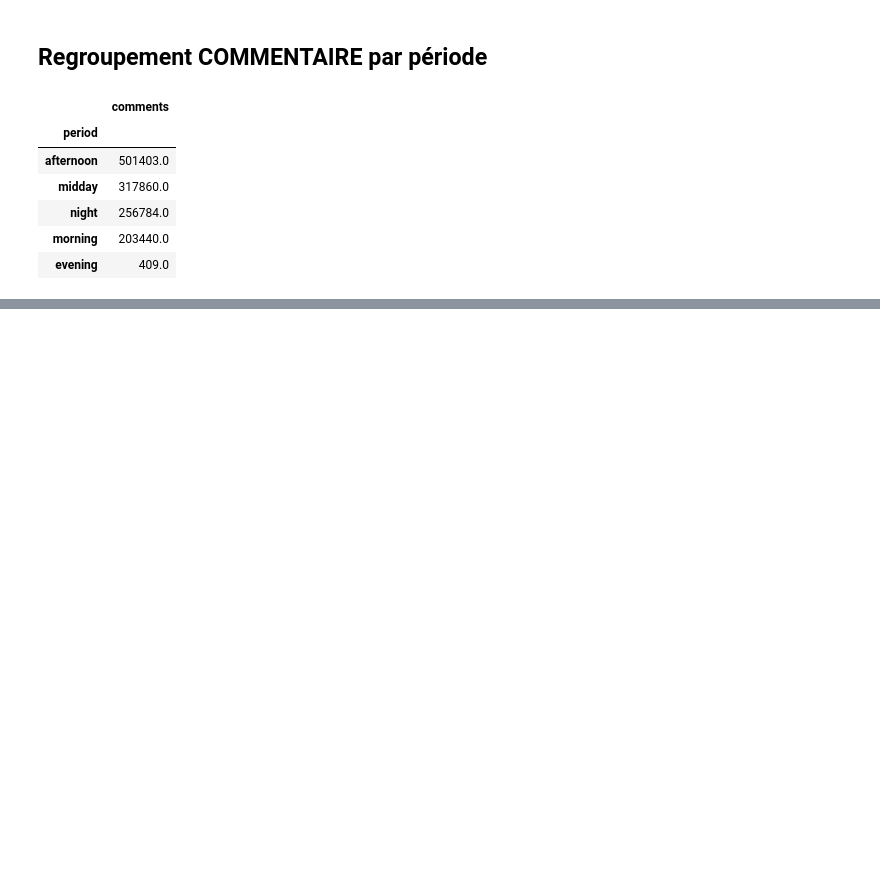
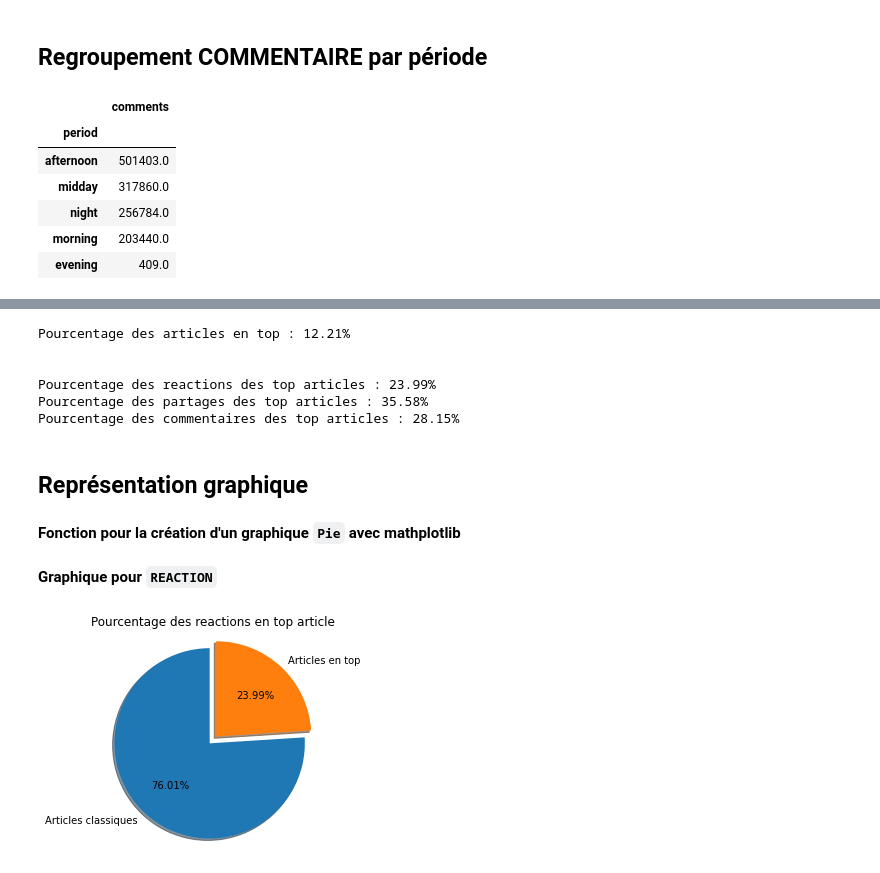
Before and after one commit to vittorio-c/Internet-news-data-with-readers-engagement, a Jupyter notebook: brandon.ipynb, the cells around one changed output, grey strips where cells are left out. Drawn from its saved outputs; the diff is of its cells as text; code cells hidden in the pictures; blank space fills up the shorter version.

Commit message:
Ajout de la partie top article + graphique mathplotlib

```diff
--- a/brandon.ipynb
+++ b/brandon.ipynb
@@ -232,0 +281,20 @@ nb_comment_by_period
+# %%
+# Sum des top articles sur reaction / share / comment
+sum_top_article_reaction = top_article.engagement_reaction_count.sum()
+sum_top_article_share = top_article.engagement_share_count.sum()
+sum_top_article_comment = top_article.engagement_comment_count.sum()
+
+print("Somme des reactions des top articles : " + str(sum_top_article_reaction))
+print("Somme des partages des top articles : " + str(sum_top_article_share))
+print("Somme des commentaires des top articles : " + str(sum_top_article_comment))
+
+print("\n")
+
+# Pourcentage des sum
+pourcent_top_reaction = sum_top_article_reaction / sum_article_reaction * 100
+pourcent_top_share = sum_top_article_share / sum_article_share * 100
+pourcent_top_comment = sum_top_article_comment / sum_article_comment * 100
+
+print("Pourcentage des reactions des top articles : " + str(round(pourcent_top_reaction, 2)) + "%")
+print("Pourcentage des partages des top articles : " + str(round(pourcent_top_share, 2)) + "%")
+print("Pourcentage des commentaires des top articles : " + str(round(pourcent_top_comment, 2)) + "%")
@@ -232,0 +312,43 @@ nb_comment_by_period
+# %%
+print("Pourcentage des articles en top : " + str(round(pourcent_top_article, 2)) + "%")
+
+print("\n")
+
+print("Pourcentage des reactions des top articles : " + str(round(pourcent_top_reaction, 2)) + "%")
+print("Pourcentage des partages des top articles : " + str(round(pourcent_top_share, 2)) + "%")
+print("Pourcentage des commentaires des top articles : " + str(round(pourcent_top_comment, 2)) + "%")
+# %% [output]
+Pourcentage des articles en top : 12.21%
+
+
+Pourcentage des reactions des top articles : 23.99%
+Pourcentage des partages des top articles : 35.58%
+Pourcentage des commentaires des top articles : 28.15%
+# %% [markdown]
+## Représentation graphique
+# %% [markdown]
+**Fonction pour la création d'un graphique `Pie` avec mathplotlib**
+# %%
+# Create pie chart with matplotlib
+def createPieChart(title, datas, labels, explode, autopct = '%1.2f%%') :
+    fig, ax = plt.subplots()
+
+    ax.pie(datas, explode=explode, labels=labels, autopct=autopct,
+            shadow=True, startangle=90)
+    ax.axis('equal')  # Equal aspect ratio ensures that pie is drawn as a circle.
+
+    plt.title(title)
+
+    plt.show()
+# %% [markdown]
+**Graphique pour `REACTION`**
+# %%
+# REACTIONS
+title_reaction = "Pourcentage des reactions en top article"
+datas_reaction = [100-pourcent_top_reaction, pourcent_top_reaction]
+labels_reaction = ['Articles classiques', 'Articles en top']
+explode = (0, 0.1)
+
+createPieChart(title_reaction, datas_reaction, labels_reaction, explode)
+# %% [output]
+[figure, added]
```
Also changed, not shown: parts of 15 cells of this notebook.
